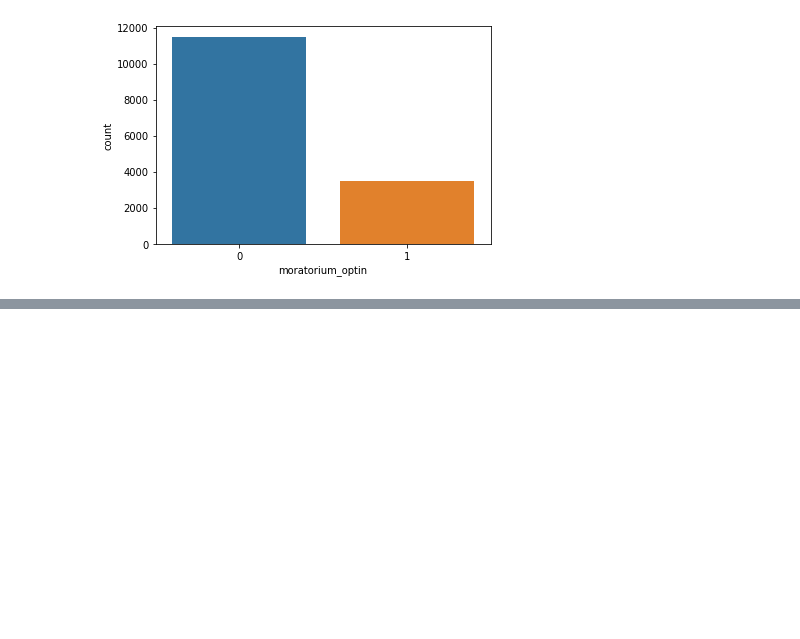
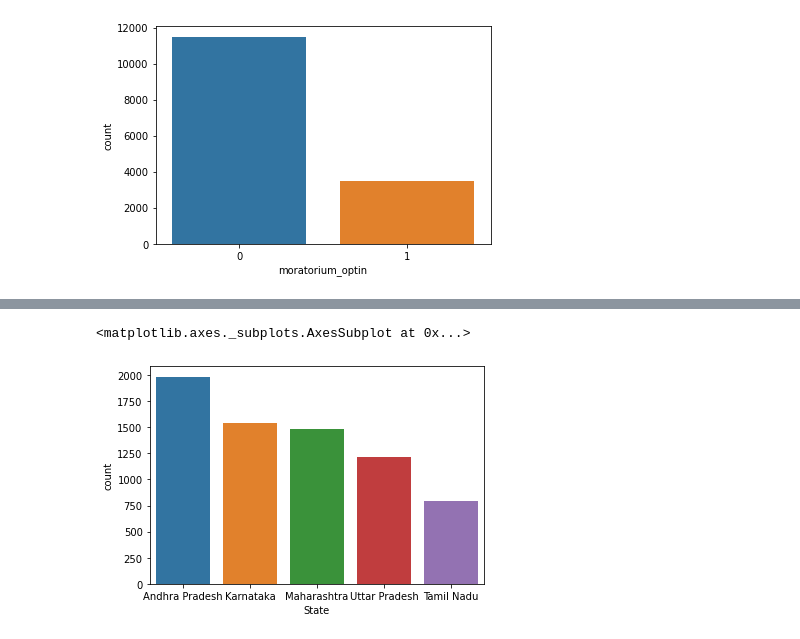
Before and after one commit to Avanish023/Machine-learning-data--science, a Jupyter notebook: lbinaryclassification.ipynb, the cells around one changed output, grey strips where cells are left out. Saved outputs shown, nothing was run; the diff lists cells and outputs as text; code cells hidden in the pictures; blank space fills up the shorter version.

```diff
--- a/lbinaryclassification.ipynb
+++ b/lbinaryclassification.ipynb
@@ -93,0 +94,6 @@ sns.countplot(data=data,x='moratorium_optin')
+# %%
+pincodes=pincodes[['Pincode','DistrictsName','City','State']]
+pincodes.rename(columns={'Pincode':'pin_code'},inplace=True)
+pincodes=pincodes.drop_duplicates(subset=['pin_code'])
+data=pd.merge(data,pincodes,on='pin_code',how='left')
+print(data.shape)
@@ -93,0 +106,4 @@ sns.countplot(data=data,x='moratorium_optin')
+# %%
+#####creating age and zones columns
+data['age']=2022-data['birth_year']
+data['zones']=data['pin_code'].astype(str).str[0]
@@ -93,0 +112,7 @@ sns.countplot(data=data,x='moratorium_optin')
+# %%
+data.drop(columns=['pin_code','birth_year','id','city'],axis=1, inplace=True)
+# %%
+sns.countplot(data=data,x='State',order=data.State.value_counts().iloc[:5].index)
+# %% [output]
+<matplotlib.axes._subplots.AxesSubplot at 0x...>
+[figure, added]
```
Also changed, not shown: parts of 6 cells of this notebook.
